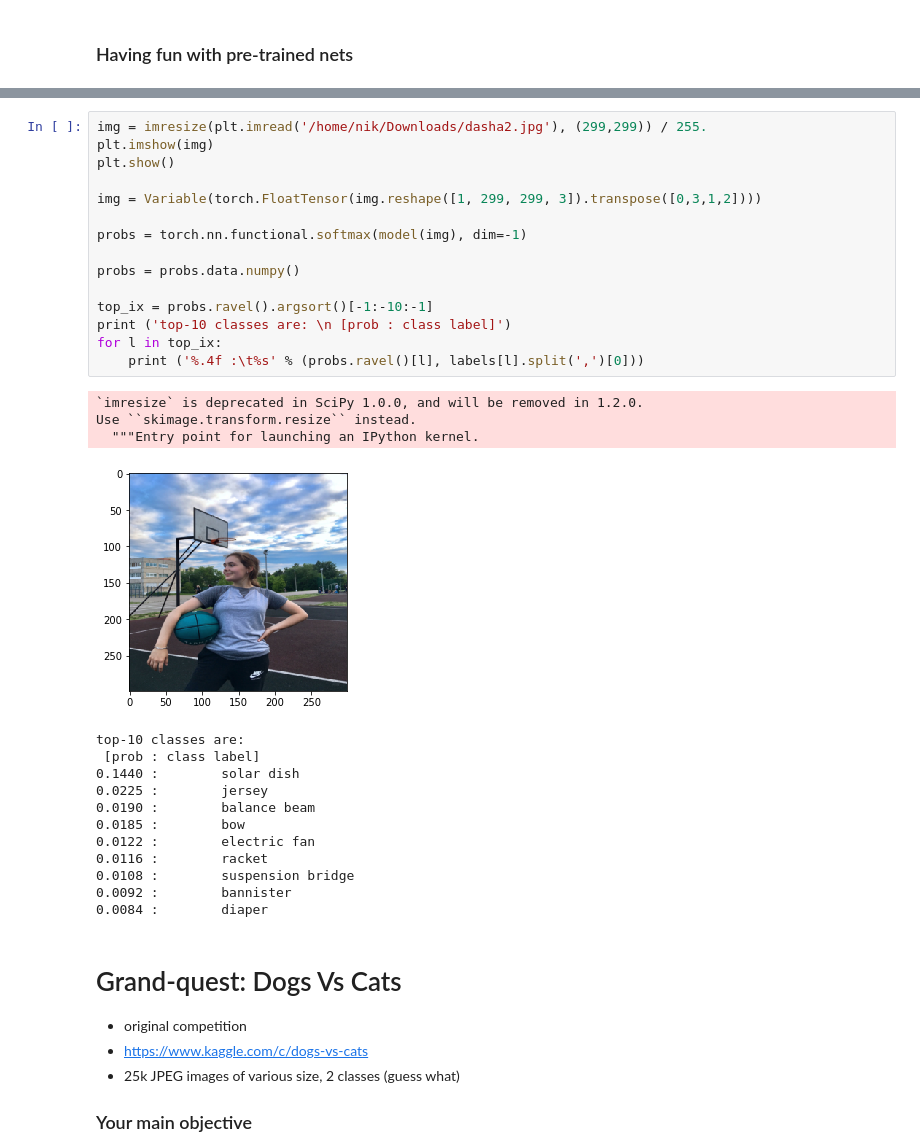
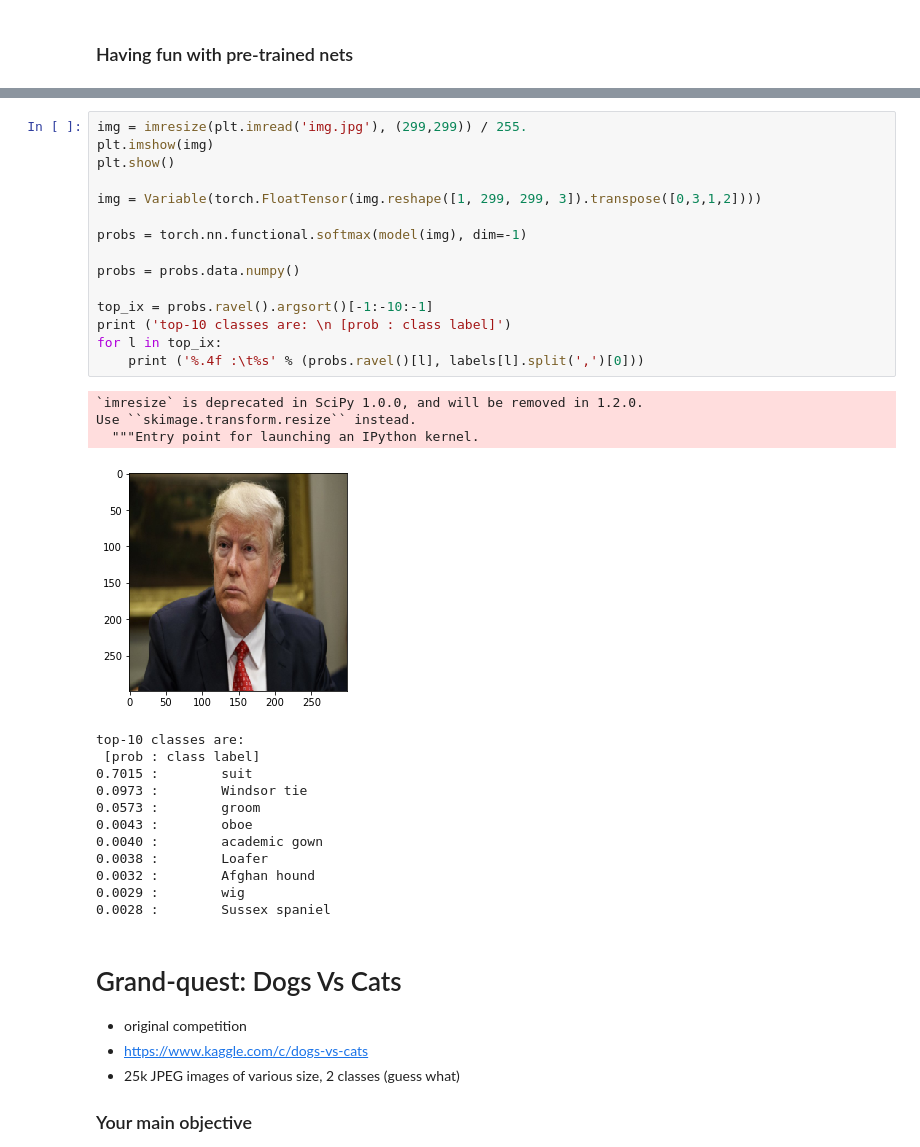
Before and after one commit to nik31096/Practical_DL, a Jupyter notebook: week04_finetuning/seminar_pytorch.ipynb, the cells around one changed output, grey strips where cells are left out. Drawn from its saved outputs; the diff is of its cells as text.

```diff
--- a/week04_finetuning/seminar_pytorch.ipynb
+++ b/week04_finetuning/seminar_pytorch.ipynb
@@ -120,34 +119,34 @@ img.jpg             100%[===================>]  49,85K  --.-KB/s    in 0,05s
 # %%
-img = imresize(plt.imread('/home/nik/Downloads/dasha2.jpg'), (299,299)) / 255.
+img = imresize(plt.imread('img.jpg'), (299,299)) / 255.
 plt.imshow(img)
 plt.show()
 
 img = Variable(torch.FloatTensor(img.reshape([1, 299, 299, 3]).transpose([0,3,1,2])))
 
 probs = torch.nn.functional.softmax(model(img), dim=-1)
 
 probs = probs.data.numpy()
 
 top_ix = probs.ravel().argsort()[-1:-10:-1]
 print ('top-10 classes are: \n [prob : class label]')
 for l in top_ix:
     print ('%.4f :\t%s' % (probs.ravel()[l], labels[l].split(',')[0]))
 # %% [output]
 `imresize` is deprecated in SciPy 1.0.0, and will be removed in 1.2.0.
 Use ``skimage.transform.resize`` instead.
   """Entry point for launching an IPython kernel.
-[figure, old version]
+[figure, new version]
 top-10 classes are:
  [prob : class label]
-0.1440 :        solar dish
-0.0225 :        jersey
-0.0190 :        balance beam
-0.0185 :        bow
-0.0122 :        electric fan
-0.0116 :        racket
-0.0108 :        suspension bridge
-0.0092 :        bannister
-0.0084 :        diaper
+0.7015 :        suit
+0.0973 :        Windsor tie
+0.0573 :        groom
+0.0043 :        oboe
+0.0040 :        academic gown
+0.0038 :        Loafer
+0.0032 :        Afghan hound
+0.0029 :        wig
+0.0028 :        Sussex spaniel
 # %% [markdown]
 # Grand-quest: Dogs Vs Cats
 * original competition
```
Also changed, not shown: parts of 6 cells of this notebook.
